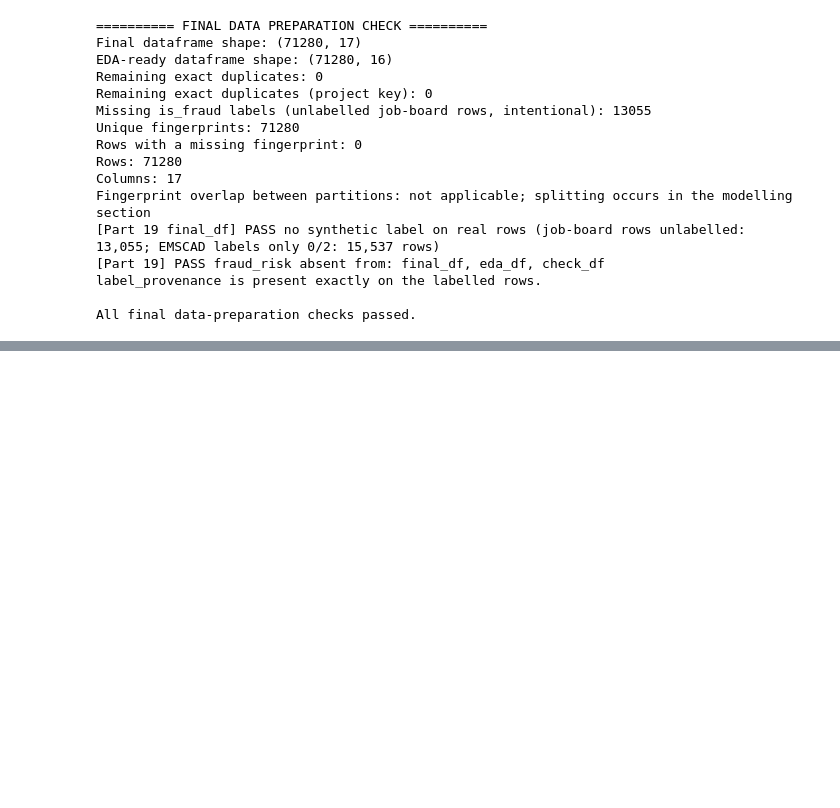
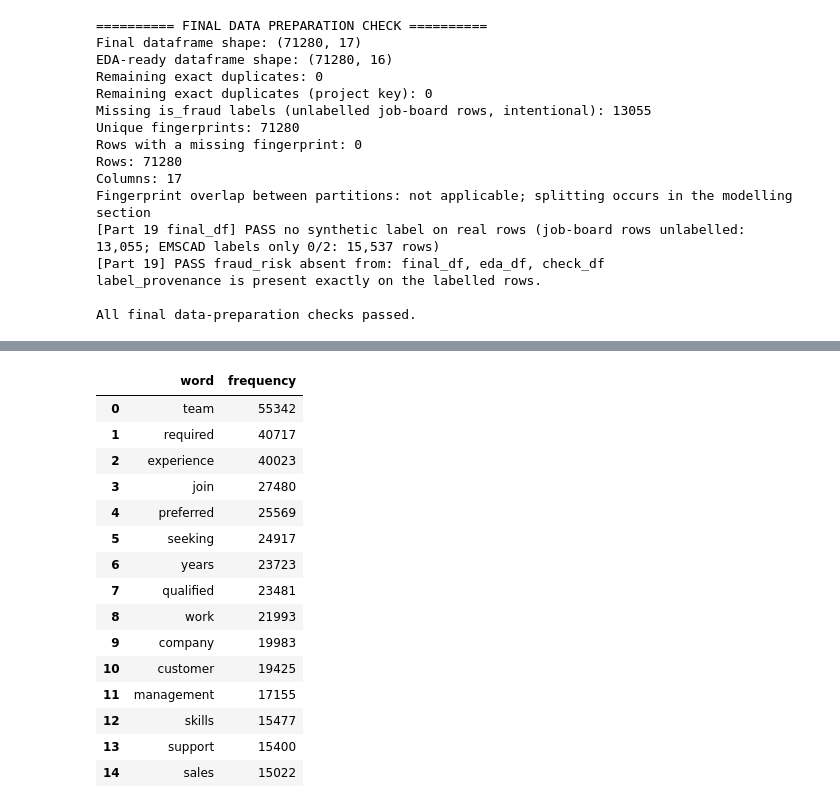
Before and after one commit to group2DS/job-scam-detection, a Jupyter notebook: notebooks/02_job_scam_detection.ipynb, the cells around one changed output, grey strips where cells are left out. Saved outputs shown, nothing was run; the diff lists cells and outputs as text; code cells hidden in the pictures; blank space fills up the shorter version.

```diff
--- a/notebooks/02_job_scam_detection.ipynb
+++ b/notebooks/02_job_scam_detection.ipynb
@@ -2193,0 +2206,73 @@ The original `is_fraud` column remains unchanged throughout this EDA.
+# %%
+# Prepare the posting text used for vocabulary analysis.
+# We keep the original dataframe unchanged and use only labelled rows for class comparisons.
+import re
+from collections import Counter
+
+TEXT_COLUMNS = ["title", "description", "requirements"]
+STOPWORDS = {
+    "a", "about", "after", "all", "also", "an", "and", "any", "are", "as", "at", "be",
+    "been", "before", "being", "between", "both", "but", "by", "can", "could", "did",
+    "do", "does", "doing", "down", "during", "each", "for", "from", "further", "had",
+    "has", "have", "having", "he", "her", "here", "hers", "herself", "him", "himself", "his",
+    "how", "i", "if", "in", "into", "is", "it", "its", "itself", "just", "me", "more", "most",
+    "my", "myself", "no", "nor", "not", "of", "off", "on", "once", "only", "or", "other", "our",
+    "ours", "ourselves", "out", "over", "own", "same", "she", "should", "so", "some", "such",
+    "than", "that", "the", "their", "theirs", "them", "themselves", "then", "there", "these",
+    "they", "this", "those", "through", "to", "too", "under", "until", "up", "very", "was", "we",
+    "were", "what", "when", "where", "which", "while", "who", "whom", "why", "will", "with", "would",
+    "you", "your", "yours", "yourself", "yourselves"
+}
+
+def combine_posting_text(frame):
+    return (
+        frame[TEXT_COLUMNS]
+        .fillna("")
+        .astype(str)
+        .agg(" ".join, axis=1)
+        .str.lower()
+        .str.replace(r"\s+", " ", regex=True)
+        .str.strip()
+    )
+
+def tokenize(text):
+    words = re.findall(r"[a-zA-Z][a-zA-Z'-]{2,}", text.lower())
+    return [word for word in words if word not in STOPWORDS]
+
+labelled_text = eda_df[eda_df["is_fraud"].notna()].copy()
+labelled_text["posting_text"] = combine_posting_text(labelled_text)
+
+word_counts_by_class = {}
+bigram_counts_by_class = {}
+
+for label in class_names:
+    class_text = labelled_text.loc[labelled_text["is_fraud"] == label, "posting_text"]
+    word_counter = Counter()
+    bigram_counter = Counter()
+
+    for text in class_text:
+        tokens = tokenize(text)
+        word_counter.update(tokens)
+        bigram_counter.update(zip(tokens, tokens[1:]))
+
+    word_counts_by_class[class_names[label]] = word_counter
+    bigram_counts_by_class[class_names[label]] = bigram_counter
+
+print("Top 15 words by labelled class:")
+for class_label in [class_names[label] for label in class_names]:
+    top_words = pd.DataFrame(
+        word_counts_by_class[class_label].most_common(15),
+        columns=["word", "frequency"]
+    )
+    print(f"\n{class_label}")
+    display(top_words)
+
+print("Top 15 bigrams by labelled class:")
+for class_label in [class_names[label] for label in class_names]:
+    top_bigrams = pd.DataFrame(
+        [(f"{a} {b}", n) for (a, b), n in bigram_counts_by_class[class_label].most_common(15)],
+        columns=["bigram", "frequency"]
+    )
+    print(f"\n{class_label}")
+    display(top_bigrams)
+# %% [output]
@@ -2193,0 +2282,16 @@ The original `is_fraud` column remains unchanged throughout this EDA.
+|  | word | frequency |
+| 0 | team | 55342 |
+| 1 | required | 40717 |
+| 2 | experience | 40023 |
+| 3 | join | 27480 |
+| 4 | preferred | 25569 |
+| 5 | seeking | 24917 |
+| 6 | years | 23723 |
+| 7 | qualified | 23481 |
+| 8 | work | 21993 |
+| 9 | company | 19983 |
+| 10 | customer | 19425 |
+| 11 | management | 17155 |
+| 12 | skills | 15477 |
+| 13 | support | 15400 |
+| 14 | sales | 15022 |
```
Also changed, not shown: parts of 95 cells of this notebook.
